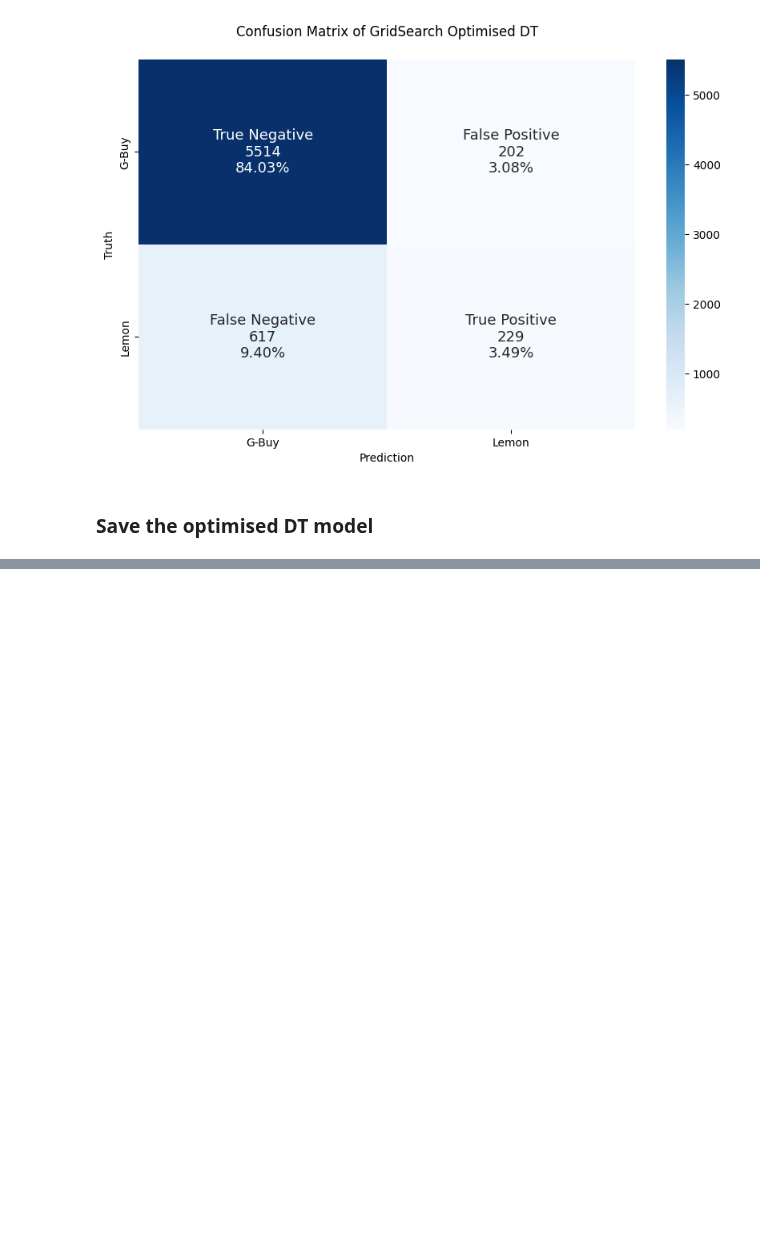
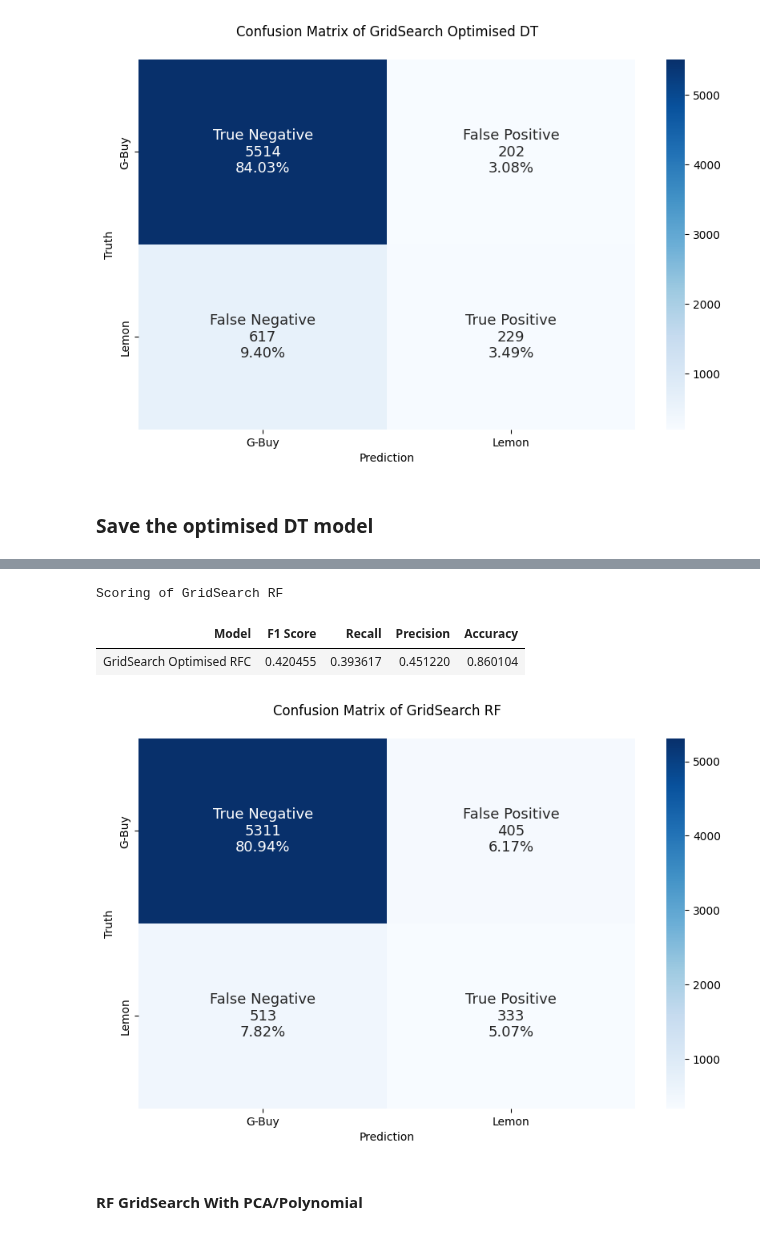
Before and after one commit to Joe-ElM/Used-Cars-Sales, a Jupyter notebook: Notebooks/DT & RF Model.ipynb, the cells around one changed output, grey strips where cells are left out. Drawn from its saved outputs; the diff is of its cells as text; code cells hidden in the pictures; blank space fills up the shorter version.

```diff
--- a/Notebooks/DT & RF Model.ipynb
+++ b/Notebooks/DT & RF Model.ipynb
@@ -242,0 +329,2 @@ pickle.dump(model_dt_grid, open(directory_path + "\\" + filename, "wb"))
+# %%
+model_rfc_grid.fit(X_train, y_train)
@@ -242,0 +349,19 @@ pickle.dump(model_dt_grid, open(directory_path + "\\" + filename, "wb"))
+# %%
+
+optimised_rfc_grid   = model_rfc_grid.best_estimator_
+optimised_rfc_params = model_rfc_grid.best_params_
+pred_rfc_grid        = model_rfc_grid.predict(X_test)
+
+f1_rfc_grid            = f1_score(y_test       , pred_rfc_grid)
+recall_rfc_grid        = recall_score(y_test   , pred_rfc_grid)
+precision_rfc_grid     = precision_score(y_test, pred_rfc_grid)
+accuracy_rfc_grid      = accuracy_score(y_test , pred_rfc_grid)
+
+
+grid_rfc_metrics    = pd.DataFrame({
+                                    'Model'    : ['GridSearch Optimised RFC'],
+                                    'F1 Score' : [f1_rfc_grid],
+                                    'Recall'   : [recall_rfc_grid],
+                                    'Precision': [precision_rfc_grid],
+                                    'Accuracy' : [accuracy_rfc_grid]
+                                    })
@@ -242,0 +390,9 @@ pickle.dump(model_dt_grid, open(directory_path + "\\" + filename, "wb"))
+# %%
+print('Scoring of GridSearch RF')
+display(grid_rfc_metrics.style.hide())
+Confusion_Matrix_Func(y_test, pred_rfc_grid, 'GridSearch RF')
+# %% [output]
+Scoring of GridSearch RF
+| Model | F1 Score | Recall | Precision | Accuracy |
+| GridSearch Optimised RFC | 0.420455 | 0.393617 | 0.451220 | 0.860104 |
+[figure, added]
@@ -242,0 +405,2 @@ pickle.dump(model_dt_grid, open(directory_path + "\\" + filename, "wb"))
+# %% [markdown]
+#### RF GridSearch With PCA/Polynomial
```
Also changed, not shown: parts of 16 cells of this notebook, 8 other files.
